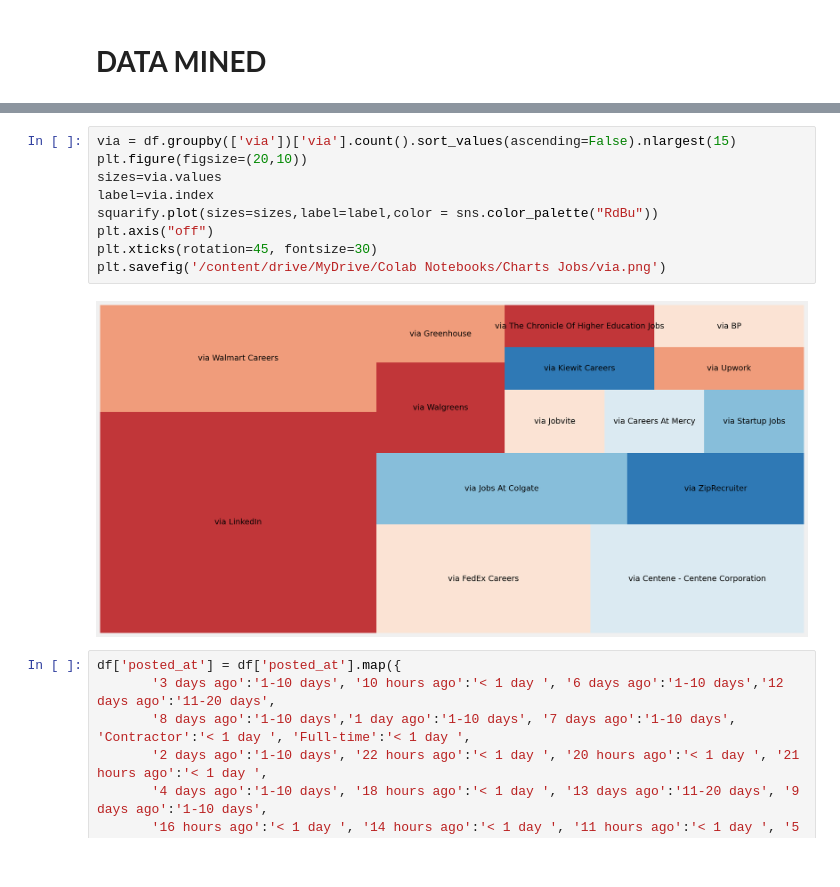
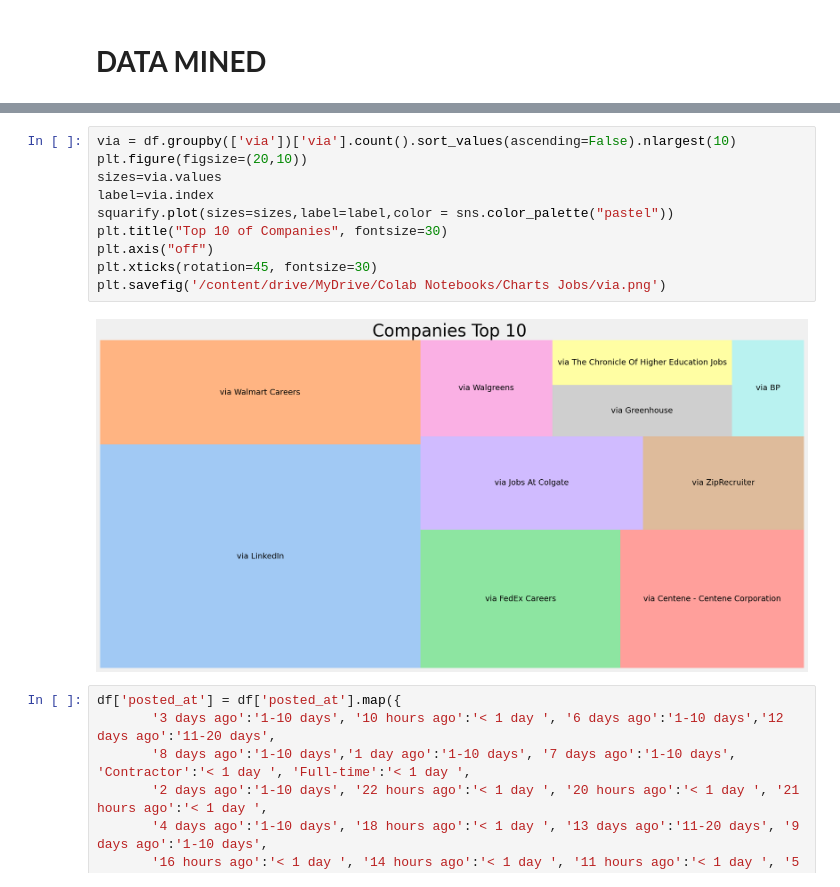
Before and after one commit to danielrodriguez007/Data_Analysis, a Jupyter notebook: Project_Search.ipynb, the cells around one changed output, grey strips where cells are left out. Drawn from its saved outputs; the diff is of its cells as text.

```diff
--- a/Project_Search.ipynb
+++ b/Project_Search.ipynb
@@ -230,16 +230,17 @@ df.head(1)
 |  | title | company_name | location | via | description | job_highlights | related_links | extensions | ... |
 | 0 | Senior Data Scientist | Walmart | Bentonville, AR | via Walmart Careers | What you'll do...\n\nPosition: Se... | [{'items': ["What you'll do...\n\... | [{'link': 'https://www.walmart.co... | https://encrypted-tbn0.gstatic.co... | ... |
 # %%
-via = df.groupby(['via'])['via'].count().sort_values(ascending=False).nlargest(15)
+via = df.groupby(['via'])['via'].count().sort_values(ascending=False).nlargest(10)
 plt.figure(figsize=(20,10))
 sizes=via.values
 label=via.index
-squarify.plot(sizes=sizes,label=label,color = sns.color_palette("RdBu"))
+squarify.plot(sizes=sizes,label=label,color = sns.color_palette("pastel"))
+plt.title("Top 10 of Companies", fontsize=30)
 plt.axis("off")
 plt.xticks(rotation=45, fontsize=30)
 plt.savefig('/content/drive/MyDrive/Colab Notebooks/Charts Jobs/via.png')
 # %% [output]
-[figure, old version]
+[figure, new version]
 # %%
 df['posted_at'] = df['posted_at'].map({
        '3 days ago':'1-10 days', '10 hours ago':'< 1 day ', '6 days ago':'1-10 days','12 days ago':'11-20 days',
```
Also changed, not shown: parts of 17 cells of this notebook.
